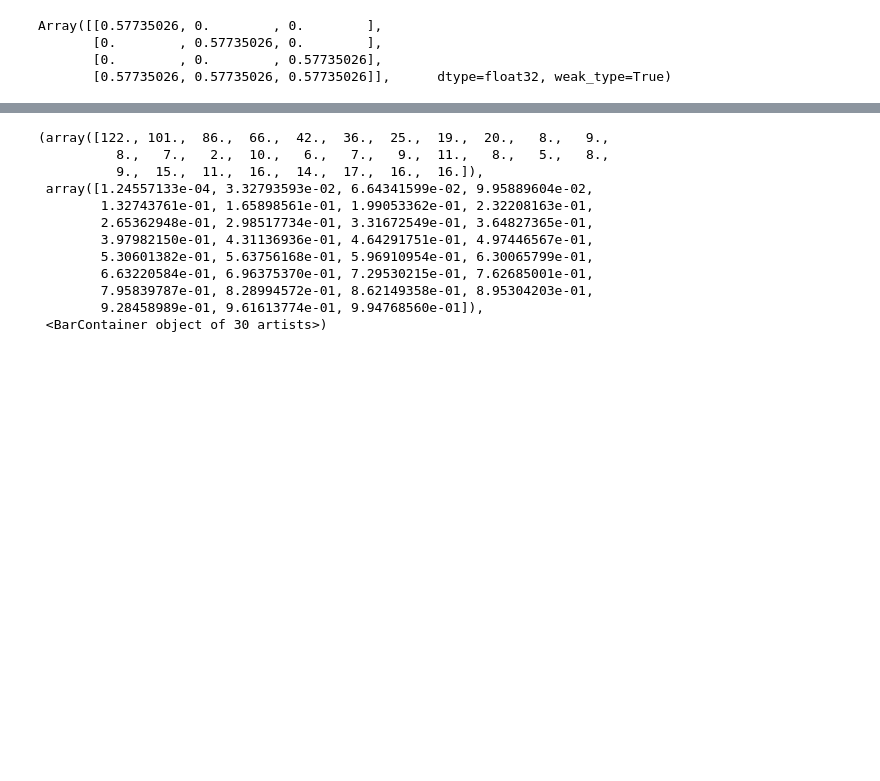
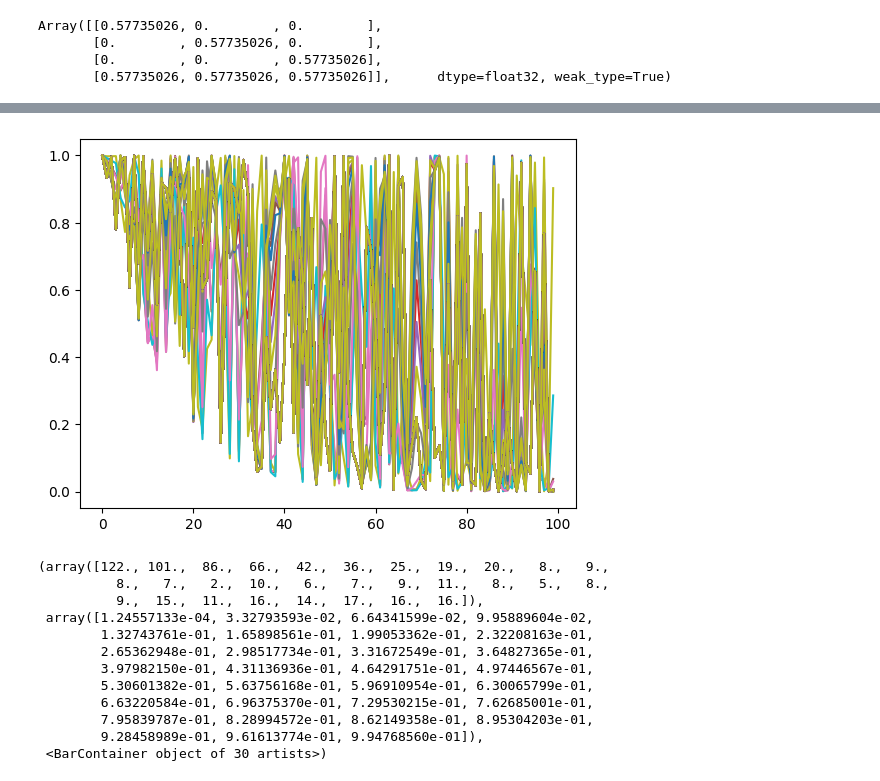
Before and after one commit to mackelab/dmri, a Jupyter notebook: notebooks/dmri_global_sim.ipynb, the cells around one changed output, grey strips where cells are left out. Cells and saved outputs as stored; diff of their text form; code cells hidden in the pictures; blank space fills up the shorter version.

```diff
--- a/notebooks/dmri_global_sim.ipynb
+++ b/notebooks/dmri_global_sim.ipynb
@@ -75,0 +53,2 @@ NameError: name 'jax' is not defined
+# %%
+fiber_mask = fiberField.volume_fraction[...] > 0.1
@@ -76,3 +62,7 @@ NameError: name 'jax' is not defined
+# %%
+_ = plt.plot(signal_stick[fiber_mask].reshape(-1,100).T)
+# %% [output]
+[figure, added]
 # %%
 rng1, rng2 = jax.random.split(jax.random.key(1),2)
 prior_fiber = FiberPrior(9,3,0.5)
```
Also changed, not shown: parts of 7 cells of this notebook, 1 other file.
